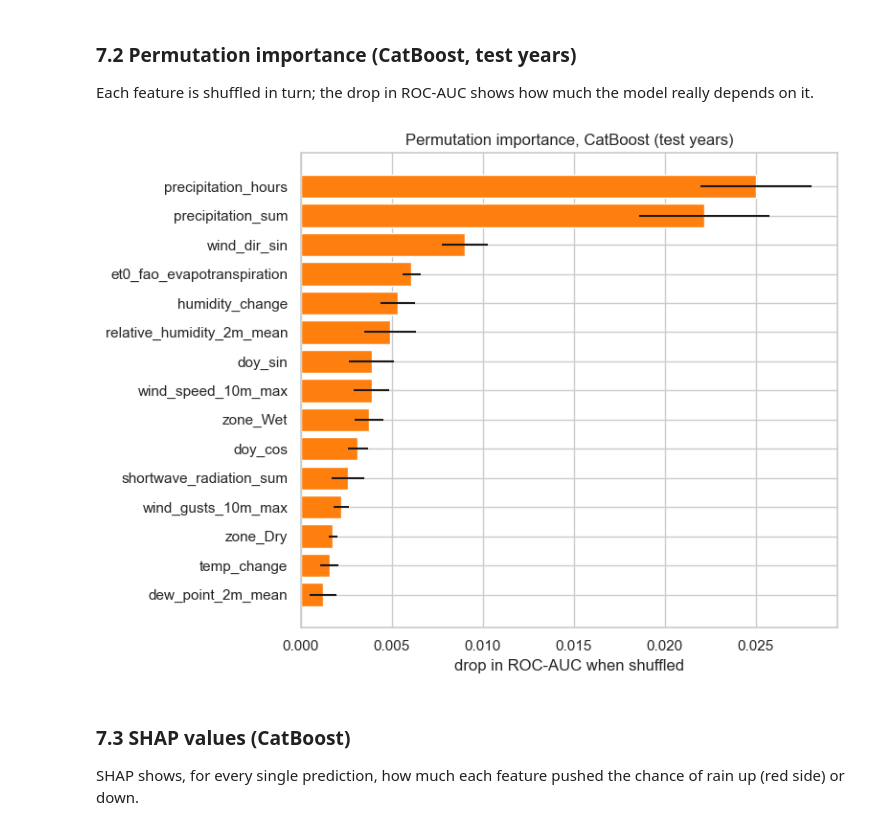
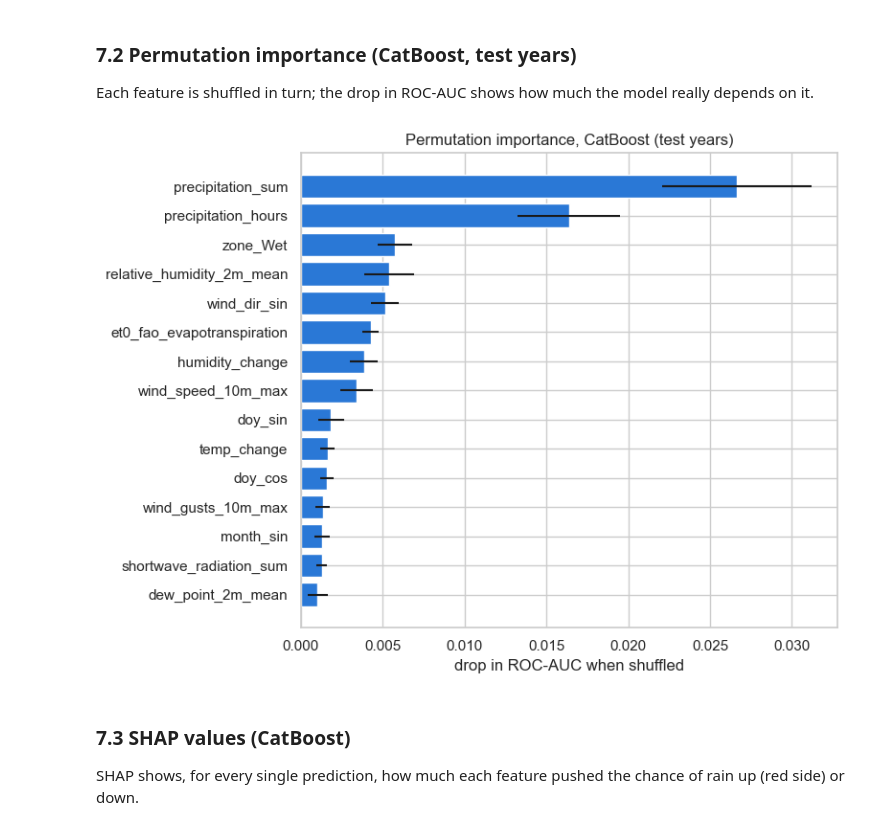
Before and after one commit to AdithaBuwaneka/224220D-SL-Rain-Ensemble-Dashboard, a Jupyter notebook: 224220D_Wimalasuriya_AGAB_SL_Rain_Ensemble.ipynb, the cells around one changed output. Saved outputs shown, nothing was run; the diff lists cells and outputs as text; code cells hidden in the pictures.

```diff
--- a/224220D_Wimalasuriya_AGAB_SL_Rain_Ensemble.ipynb
+++ b/224220D_Wimalasuriya_AGAB_SL_Rain_Ensemble.ipynb
@@ -55,6 +55,9 @@ import seaborn as sns
 warnings.filterwarnings("ignore")
 pd.set_option("display.width", 160)
 sns.set_theme(style="whitegrid", context="notebook")
+# one colour set for every chart (checked for colour-blind readers); zones: wet blue, intermediate aqua, dry orange
+PALETTE = ["#2a78d6", "#d95926", "#199e70", "#eda100", "#e87ba4", "#008300", "#6250d6", "#e34948"]
+plt.rcParams["axes.prop_cycle"] = plt.cycler(color=PALETTE)
 RANDOM_STATE = 42
 
 raw = pd.read_csv("data/raw/sl_weather_era5_daily.csv", parse_dates=["date"])
@@ -128,7 +131,7 @@ tr = raw[raw.date <= TRAIN_END]
 annual = tr.groupby(["city", tr.date.dt.year]).precipitation_sum.sum().groupby("city").mean().sort_values(ascending=False)
 def zone_of(mm): return "Wet" if mm > 2500 else ("Intermediate" if mm >= 1750 else "Dry")
 ZONE = annual.apply(zone_of).to_dict()
-ZONE_COLORS = {"Wet": "#1f77b4", "Intermediate": "#2ca02c", "Dry": "#d62728"}
+ZONE_COLORS = {"Wet": "#2a78d6", "Intermediate": "#199e70", "Dry": "#d95926"}
 
 fig, ax = plt.subplots(1, 2, figsize=(14, 4.5), gridspec_kw={"width_ratios": [2, 1]})
 ax[0].bar(annual.index, annual.values, color=[ZONE_COLORS[ZONE[c]] for c in annual.index])
@@ -166,10 +169,10 @@ monthly =(raw[raw.date <= TRAIN_END].assign(y=raw.date.dt.year, m=raw.date.dt.mo
 fig, ax = plt.subplots(figsize=(12, 4.5))
 for z in ["Wet", "Intermediate", "Dry"]: ax.plot(monthly.index, monthly[z], marker="o", lw=2.5, color=ZONE_COLORS[z], label=z)
 top = ax.get_ylim()[1]
-for a, b, name, col in [(0.5, 2.5, "NE monsoon", "#9467bd"), (2.5, 4.5, "1st inter-\nmonsoon", "#ff7f0e"),
-                        (4.5, 9.5, "South-west monsoon", "#17becf"), (9.5, 11.5, "2nd inter-\nmonsoon", "#ff7f0e"),
-                        (11.5, 12.5, "NE", "#9467bd")]:
-    ax.axvspan(a, b, alpha=0.10, color=col); ax.text((a + b) / 2, top * 0.93, name, ha="center", fontsize=9)
+for a, b, name, shade in [(0.5, 2.5, "NE monsoon", 0.07), (2.5, 4.5, "1st inter-\nmonsoon", 0.0),
+                          (4.5, 9.5, "South-west monsoon", 0.07), (9.5, 11.5, "2nd inter-\nmonsoon", 0.0),
+                          (11.5, 12.5, "NE", 0.07)]:
+    ax.axvspan(a, b, alpha=shade, color="grey", lw=0); ax.text((a + b) / 2, top * 0.93, name, ha="center", fontsize=9)
 ax.set_xlim(0.5, 12.5)
 ax.set_xticks(range(1, 13)); ax.set_xticklabels(["Jan","Feb","Mar","Apr","May","Jun","Jul","Aug","Sep","Oct","Nov","Dec"])
 ax.set_ylabel("mean monthly rainfall per city (mm)"); ax.set_title("Monthly rainfall by zone (2010-2021)"); ax.legend()
@@ -406,7 +431,9 @@ from xgboost import XGBClassifier
 from lightgbm import LGBMClassifier
 from catboost import CatBoostClassifier
 
+GRIDS = {}
 def tune(name, group, make, grid):
+    GRIDS[name] = grid
     best = None
     t0 = time.time()
     for params in ParameterGrid(grid):
@@ -421,26 +448,26 @@ def tune(name, group, make, grid):
 MODELS = {}
 MODELS["Decision tree"] = tune("Decision tree", "Single tree",
     lambda **p: DecisionTreeClassifier(random_state=RANDOM_STATE, **p),
-    {"max_depth": [4, 6, 8, 10], "min_samples_leaf": [20, 50]})
+    {"criterion": ["gini", "entropy"], "max_depth": [4, 6, 8, 10, 12], "min_samples_leaf": [20, 50, 100, 200]})
 MODELS["Bagging (trees)"] = tune("Bagging (trees)", "Bagging",
     lambda **p: BaggingClassifier(DecisionTreeClassifier(min_samples_leaf=5), n_estimators=100, n_jobs=-1,
                                   random_state=RANDOM_STATE, **p),
-    {"max_samples": [0.5, 1.0]})
+    {"max_samples": [0.25, 0.5, 1.0]})
 MODELS["Random Forest"] = tune("Random Forest", "Bagging",
     lambda **p: RandomForestClassifier(n_estimators=300, n_jobs=-1, random_state=RANDOM_STATE, **p),
-    {"max_depth": [None, 15], "min_samples_leaf": [1, 5], "max_features": ["sqrt", 0.5]})
+    {"max_depth": [10, 15, None], "min_samples_leaf": [1, 5, 10], "max_features": ["log2", "sqrt", 0.5]})
 MODELS["AdaBoost"] = tune("AdaBoost", "Boosting",
     lambda **p: AdaBoostClassifier(random_state=RANDOM_STATE, **p),
-    {"n_estimators": [300], "learning_rate": [0.5, 1.0]})
+    {"n_estimators": [300], "learning_rate": [0.5, 1.0, 1.5]})
 MODELS["XGBoost"] = tune("XGBoost", "Boosting",
     lambda **p: XGBClassifier(n_estimators=400, subsample=0.8, colsample_bytree=0.8, eval_metric="logloss",
                               n_jobs=-1, random_state=RANDOM_STATE, **p),
-    {"learning_rate": [0.05, 0.1], "max_depth": [4, 6]})
+    {"learning_rate": [0.02, 0.05, 0.1], "max_depth": [3, 4, 6]})
 MODELS["LightGBM"] = tune("LightGBM", "Boosting",
     lambda **p: LGBMClassifier(n_estimators=400, subsample=0.8, subsample_freq=1, colsample_bytree=0.8,
                                random_state=RANDOM_STATE, verbose=-1, **p),
-    {"learning_rate": [0.05, 0.1], "num_leaves": [31, 63]})
+    {"learning_rate": [0.02, 0.05, 0.1], "num_leaves": [15, 31, 63]})
 MODELS["CatBoost"] = tune("CatBoost", "Boosting",
     lambda **p: CatBoostClassifier(allow_writing_files=False, iterations=500, verbose=0, random_seed=RANDOM_STATE, thread_count=-1, **p),
-    {"learning_rate": [0.05, 0.1], "depth": [4, 6]})
+    {"learning_rate": [0.02, 0.05, 0.1], "depth": [4, 6, 8]})
 # %% [output]
@@ -937,14 +1121,14 @@ Each feature is shuffled in turn; the drop in ROC-AUC shows how much the model r
 # %%
 from sklearn.inspection import permutation_importance
 sample = test.sample(3000, random_state=RANDOM_STATE)
 pi = permutation_importance(MODELS["CatBoost"], sample[FEATURES], sample[TARGET].astype(int), scoring="roc_auc",
                             n_repeats=5, random_state=RANDOM_STATE, n_jobs=-1)
 perm = pd.Series(pi.importances_mean, index=FEATURES).sort_values(ascending=False).head(15)
 fig, ax = plt.subplots(figsize=(8, 6))
-ax.barh(perm.index[::-1], perm.values[::-1], xerr=pd.Series(pi.importances_std, index=FEATURES)[perm.index[::-1]], color="#ff7f0e")
+ax.barh(perm.index[::-1], perm.values[::-1], xerr=pd.Series(pi.importances_std, index=FEATURES)[perm.index[::-1]], color=PALETTE[0])
 ax.set_xlabel("drop in ROC-AUC when shuffled"); ax.set_title("Permutation importance, CatBoost (test years)"); plt.tight_layout(); plt.show()
 # %% [output]
-[figure, old version]
+[figure, new version]
 # %% [markdown]
 ### 7.3 SHAP values (CatBoost)
 SHAP shows, for every single prediction, how much each feature pushed the chance of rain up (red side) or down.
```
Also changed, not shown: parts of 41 cells of this notebook, 14 other files.
